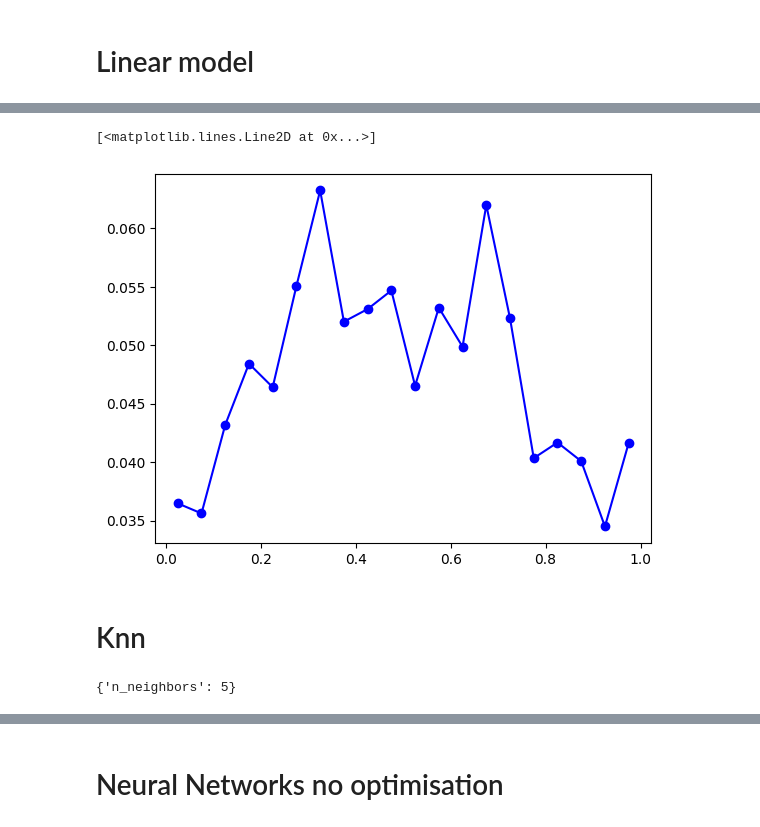
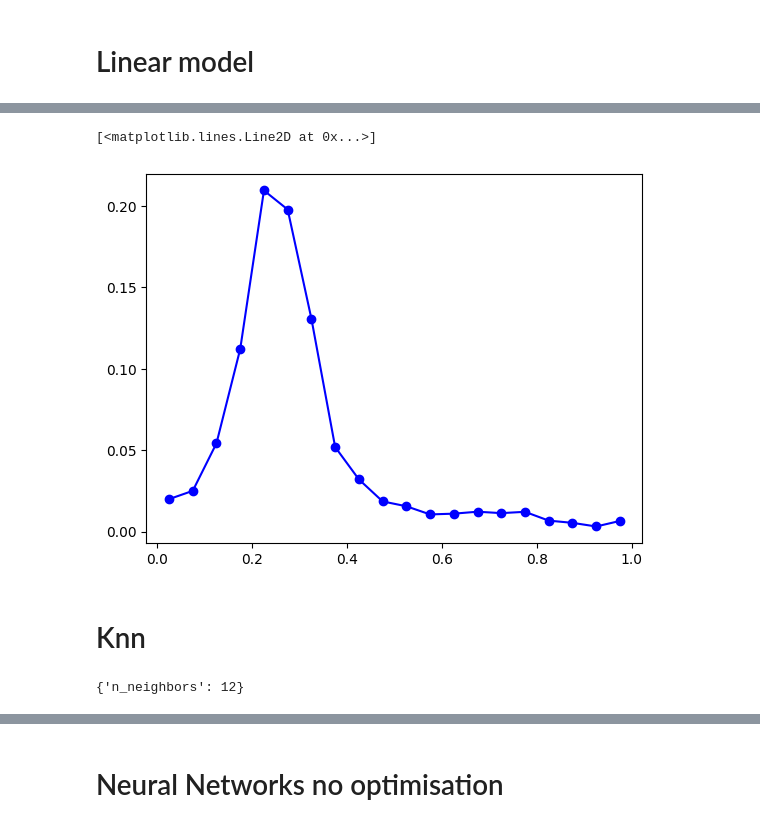
Before and after one commit to pachoning/shapley_fda_experiments, a Jupyter notebook: notebooks/single_simulation.ipynb, the cells around one changed output, grey strips where cells are left out. Cells and saved outputs as stored; diff of their text form; code cells hidden in the pictures.

```diff
--- a/notebooks/single_simulation.ipynb
+++ b/notebooks/single_simulation.ipynb
@@ -32,7 +33,7 @@ cnt = 30
 alpha_p =  1 * cnt
 beta_p = 3 * cnt
 positions = [0.15, 0.35, 0.55, 0.85]
-n_basis_simulated_data = 11
+n_basis_simulated_data = 31
 
 X, phi_X, epsilon, beta_data, col_indexes_bct, target = fda_simulator.simulate(
     type_covariate="fourier_expansion",
@@ -84,9 +85,12 @@ if not beta_train is None:
 # %% [markdown]
 # Linear model
 # %%
-def L2reg(lambda_value):
+def l2_reg(lambda_value):
     operator = L2Regularization(
         linear_operator=LinearDifferentialOperator(2),
         regularization_parameter=lambda_value
     )
     return operator
+# %%
+ss_target_train = np.var(target_train) * target_train.shape[0]
+print(ss_target_train)
@@ -96,7 +102,7 @@ hyperopt_lm = HyperOptScikitFda(
     abscissa_points=fda_simulator.abscissa_points,
     domain_range=fda_simulator.domain_range,
 )
-reg_list = [L2reg(x) for x in np.arange(0.2, 1.5, 0.2)]
+reg_list = [l2_reg(np.exp(x) * ss_target_train) for x  in np.arange(-35, -5, 2)]
 reg_list.append(None)
 params_lm = {
     "regularization": reg_list
@@ -121,31 +160,30 @@ num_intervals = 20
 num_permutations = 1000
 # %%
 # Transform predict function to use a numpy array as input
-pred_lm = predict_from_np(
+pred_best_model_lm_fn = predict_from_np(
     grid_points=fda_simulator.abscissa_points,
     domain_range=fda_simulator.domain_range,
     basis=X_full_bspline.basis,
     predict_fn=best_model_lm.predict
 )
 
 shapley_fda_lm = ShapleyFda(
-    predict_fn=pred_lm,
+    predict_fn=pred_best_model_lm_fn,
     X=X_test,
     abscissa_points=fda_simulator.abscissa_points,
     target=target_test[:, 0],
     domain_range=fda_simulator.domain_range,
     verbose=False,
 )
 
 values_shapley_lm = shapley_fda_lm.compute_shapley_value(
     num_intervals=num_intervals,
     num_permutations=num_permutations,
-    seed=10,
 )
 shapley_fda_lm.plot()
 # %% [output]
 [<matplotlib.lines.Line2D at 0x...>]
-[figure, old version]
+[figure, new version]
 # %% [markdown]
 # Knn
 # %%
@@ -156,7 +194,7 @@ hyperopt_knn = HyperOptScikitFda(
 )
 
 hist_knn = hyperopt_knn.search(
-    params={"n_neighbors": range(3, 12, 2)},
+    params={"n_neighbors": range(3, 30, 1)},
     X_train=X_train,
     y_train=target_train,
     X_val=X_validation,
@@ -168,4 +206,4 @@ print(best_params_knn)
 best_model_knn = hyperopt_knn.cls_estimator(**best_params_knn)
 _ = best_model_knn.fit(X_full, target_full)
 # %% [output]
-{'n_neighbors': 5}
+{'n_neighbors': 12}
```
Also changed, not shown: parts of 33 cells of this notebook.
